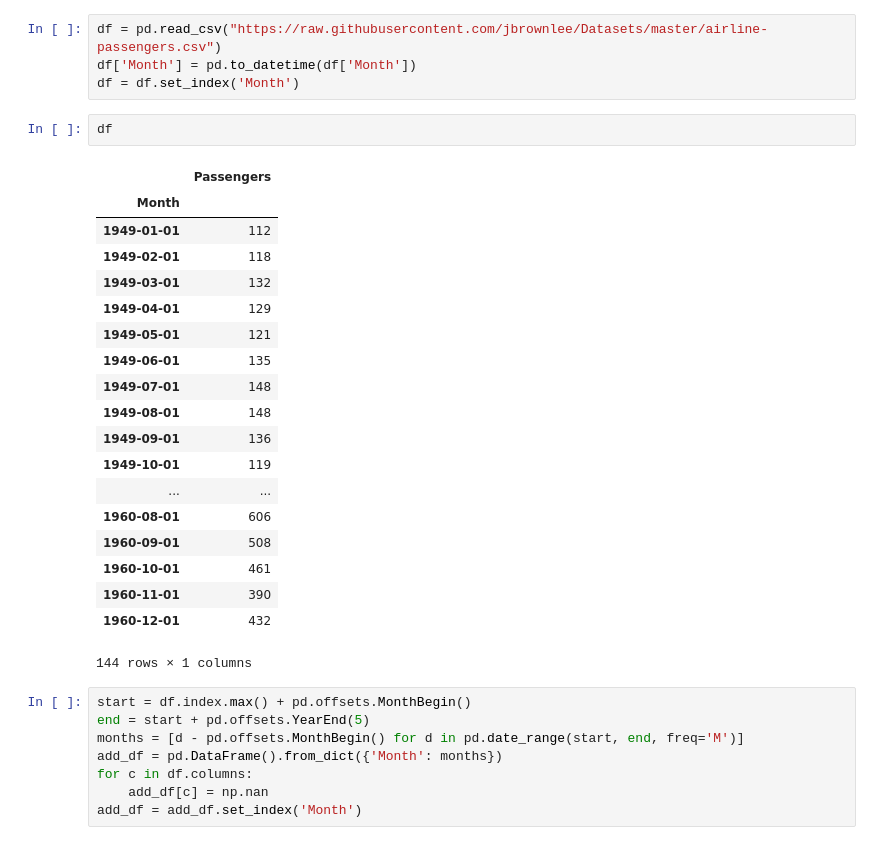
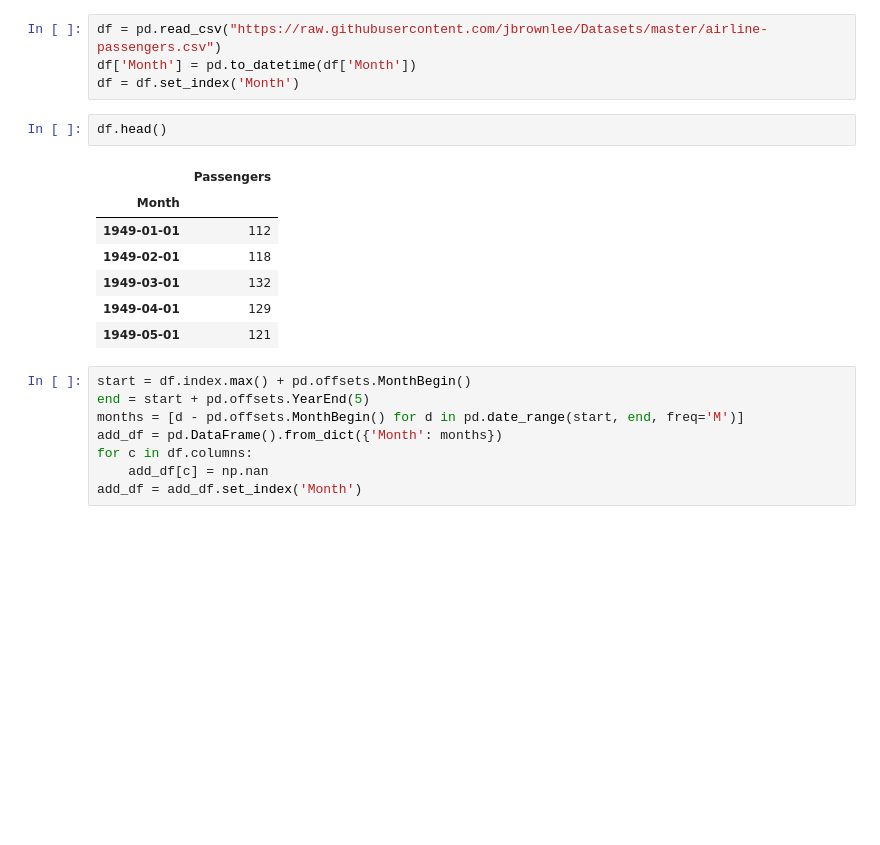
Before and after one commit to mikky1996/Timeseries_prediction, a Jupyter notebook: RandomForestMultModel.ipynb, the cells around one changed output. Cells and saved outputs as stored; diff of their text form; blank space fills up the shorter version.

```diff
--- a/RandomForestMultModel.ipynb
+++ b/RandomForestMultModel.ipynb
@@ -41,27 +41,15 @@ df = pd.read_csv("https://raw.githubusercontent.com/jbrownlee/Datasets/master/ai
 df['Month'] = pd.to_datetime(df['Month'])
 df = df.set_index('Month')
 # %%
-df
+df.head()
 # %% [output]
 |  | Passengers |
 | Month |  |
 | 1949-01-01 | 112 |
 | 1949-02-01 | 118 |
 | 1949-03-01 | 132 |
 | 1949-04-01 | 129 |
 | 1949-05-01 | 121 |
-| 1949-06-01 | 135 |
-| 1949-07-01 | 148 |
-| 1949-08-01 | 148 |
-| 1949-09-01 | 136 |
-| 1949-10-01 | 119 |
-| ... | ... |
-| 1960-08-01 | 606 |
-| 1960-09-01 | 508 |
-| 1960-10-01 | 461 |
-| 1960-11-01 | 390 |
-| 1960-12-01 | 432 |
-144 rows × 1 columns
 # %%
 start = df.index.max() + pd.offsets.MonthBegin()
 end = start + pd.offsets.YearEnd(5)
```
Also changed, not shown: parts of 1 cell of this notebook.
